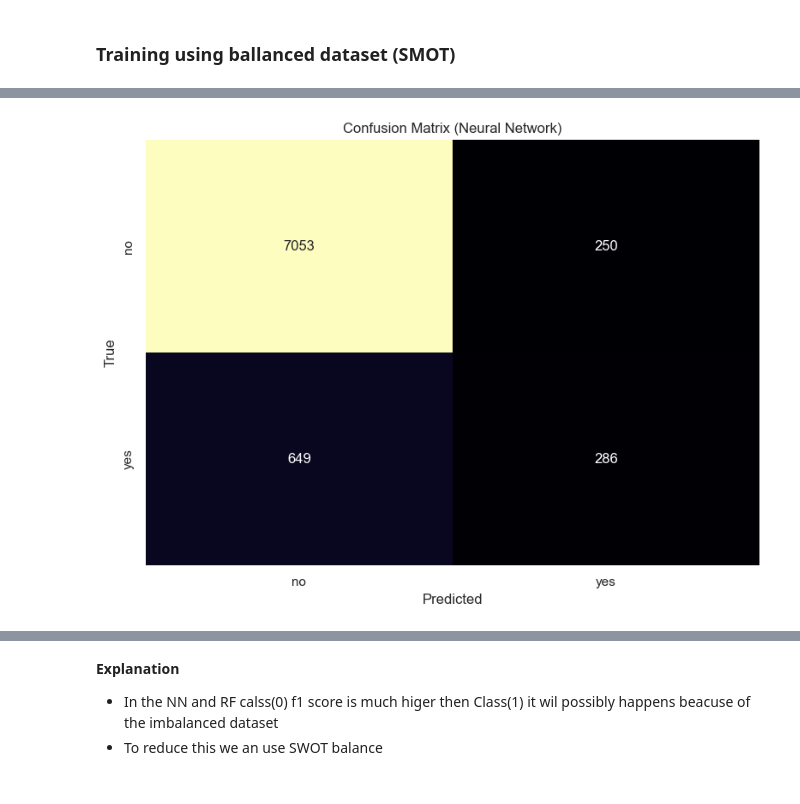
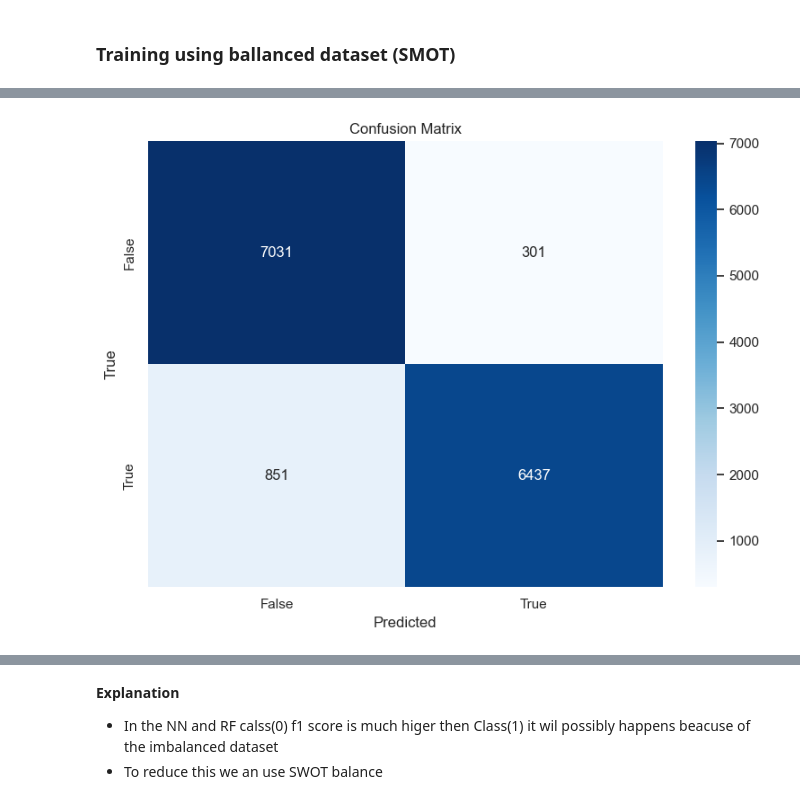
Before and after one commit to Aashiff2003/Predict-Term-Deposit-Subscription-, a Jupyter notebook: Predict Term Deposit Subscribtion -(additional).ipynb, the cells around one changed output, grey strips where cells are left out. Drawn from its saved outputs; the diff is of its cells as text; code cells hidden in the pictures.

```diff
--- a/Predict Term Deposit Subscribtion -(additional).ipynb
+++ b/Predict Term Deposit Subscribtion -(additional).ipynb
@@ -818,36 +761,28 @@ Class distribution after SMOTE over-sampling: Counter({0: 29245, 1: 29245})
 # %%
+from sklearn.preprocessing import StandardScaler, LabelEncoder
+from sklearn.metrics import classification_report, confusion_matrix
 
-from sklearn.preprocessing import StandardScaler
-from sklearn.utils.class_weight import compute_class_weight
 from tensorflow.keras.models import Sequential
-from tensorflow.keras.layers import Input, Dense
+from tensorflow.keras.layers import Dense, Input
 from tensorflow.keras.callbacks import EarlyStopping
-from sklearn.metrics import accuracy_score, classification_report, confusion_matrix
 
-if isinstance(X_resampled, pd.DataFrame):
-    X_resampled = X_resampled.values  # Convert to NumPy array if X_resampled is a DataFrame
-if isinstance(X_test_df, pd.DataFrame):
-    X_test_df = X_test_df.values  # Convert to NumPy array if X_test_df is a DataFrame
 
 
 # Standardize the features
 scaler = StandardScaler()
-X_resampled = scaler.fit_transform(X_resampled)  # Fit and transform on training data
-X_test = scaler.transform(X_test_df)        # Transform on test data
+X_train_scaled = scaler.fit_transform(X_train)
+X_test_scaled = scaler.transform(X_test)
 
-class_weights = compute_class_weight(
-    class_weight='balanced',
-    classes=np.unique(y_resampled),
-    y=y_resampled
-)
-class_weights_dict = dict(zip(np.unique(y_resampled), class_weights))
+X_train_scaled = pd.DataFrame(X_train_scaled, columns=X_train.columns)
+X_test_scaled = pd.DataFrame(X_test_scaled, columns=X_test.columns)
 
-# Define the model
+
+# Define the Neural Network model
 nn_model_bal = Sequential([
-    Input(shape=(X_resampled.shape[1],)),  # Define input shape explicitly
-    Dense(64, activation='relu'),     # Hidden layer 1
-    Dense(32, activation='relu'),     # Hidden layer 2
-    Dense(1, activation='sigmoid')    # Output layer for binary classification
+    Input(shape=(X_train_scaled.shape[1],)),  # Input layer matching number of features
+    Dense(64, activation='relu'),             # Hidden layer 1
+    Dense(32, activation='relu'),             # Hidden layer 2
+    Dense(1, activation='sigmoid')            # Output layer for binary classification
 ])
 
 # Compile the model
@@ -856,44 +791,36 @@ nn_model_bal.compile(optimizer='adam', loss='binary_crossentropy', metrics=['acc
 # Early stopping to prevent overfitting
 early_stopping = EarlyStopping(monitor='val_loss', patience=5, restore_best_weights=True)
 
-nn_model_bal.compile(optimizer='adam', loss='binary_crossentropy', metrics=['accuracy'])
-
-
 # Train the model
 history = nn_model_bal.fit(
-    X_resampled, y_resampled,
+    X_train_scaled, y_train,
     epochs=20,
     batch_size=32,
-    validation_data=(X_test, y_test),
-    callbacks=[early_stopping],
-    class_weight=class_weights_dict
+    validation_data=(X_test_scaled, y_test),
+    callbacks=[early_stopping]
 )
 
-# Evaluate the Neural Network model
-results_nn = nn_model_bal.evaluate(X_test, y_test)
-print("\nNeural Network Test Loss:", results_nn[0])
-print("Neural Network Test Accuracy:", results_nn[1])
+# Evaluate the model
+results = nn_model_bal.evaluate(X_test_scaled, y_test)
+print("\nTest Loss:", results[0])
+print("Test Accuracy:", results[1])
 
-# Make predictions using the Neural Network model
-y_pred_nn = (nn_model_bal.predict(X_test) > 0.5).astype("int32")
+# Make predictions
+y_pred = (nn_model_bal.predict(X_test_scaled) > 0.5).astype("int32")
 
-# Evaluate the Neural Network model using metrics
-print("\nClassification Report (Neural Network):")
-print(classification_report(y_test, y_pred_nn))
+# Classification report and confusion matrix
+print("\nClassification Report(NN):")
+print(classification_report(y_test, y_pred))
 
-print("\nConfusion Matrix (Neural Network):")
-print(confusion_matrix(y_test, y_pred_nn))
+print("\nConfusion Matrix:")
+cm = confusion_matrix(y_test, y_pred)
 
-# Confusion matrix for Neural Network predictions
-cm_nn = confusion_matrix(y_test, y_pred_nn)
-
-# Plot the confusion matrix with a different color palette
+# Plot confusion matrix
 plt.figure(figsize=(8, 6))
-sns.heatmap(cm_nn, annot=True, fmt='d', cmap='magma', cbar=False, xticklabels=df["y"].unique(), yticklabels=df["y"].unique())
-
-plt.title('Confusion Matrix (Neural Network)')
-plt.xlabel('Predicted')
-plt.ylabel('True')
+sns.heatmap(cm, annot=True, fmt='d', cmap='Blues', xticklabels=le.classes_, yticklabels=le.classes_)
+plt.title("Confusion Matrix")
+plt.xlabel("Predicted")
+plt.ylabel("True")
 plt.tight_layout()
 plt.show()
 # %% [output]
@@ -917,4 +844,4 @@ Confusion Matrix (Neural Network):
-[figure, old version]
+[figure, new version]
 # %%
 from sklearn.ensemble import RandomForestClassifier
 
```
Also changed, not shown: parts of 9 cells of this notebook.
